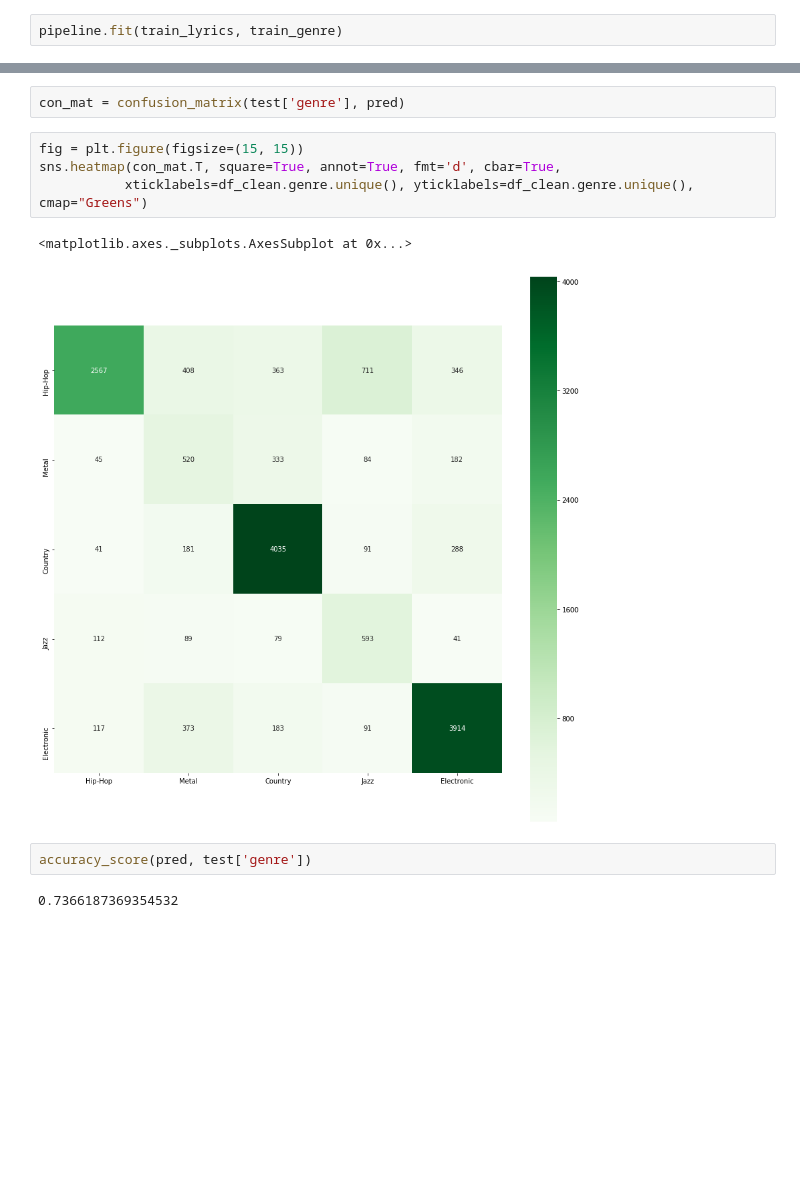
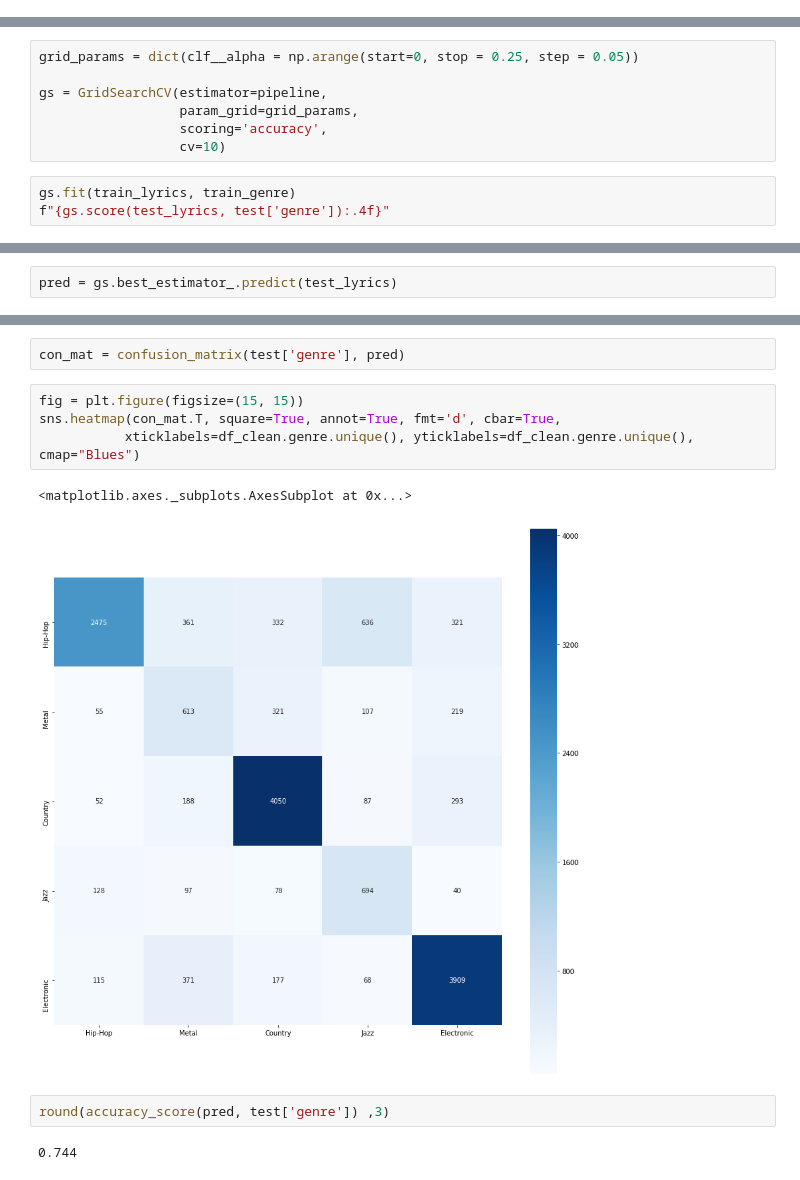
Before and after one commit to r-reilly/MSDS621_Project, a Jupyter notebook: final_project_checkin_template.ipynb, the cells around one changed output, grey strips where cells are left out. Drawn from its saved outputs; the diff is of its cells as text; blank space fills up the shorter version.

Commit message:
grid search

```diff
--- a/final_project_checkin_template.ipynb
+++ b/final_project_checkin_template.ipynb
@@ -68,2 +75,0 @@ pipeline = Pipeline([('vect', CountVectorizer(stop_words='english',
-# %%
-pipeline.fit(train_lyrics, train_genre)
@@ -79,0 +78,10 @@ pred = pipeline.predict(test['lyrics'])
+# %%
+grid_params = dict(clf__alpha = np.arange(start=0, stop = 0.25, step = 0.05))
+
+gs = GridSearchCV(estimator=pipeline,
+                  param_grid=grid_params,
+                  scoring='accuracy',
+                  cv=10)
+# %%
+gs.fit(train_lyrics, train_genre)
+f"{gs.score(test_lyrics, test['genre']):.4f}"
@@ -80,3 +96,5 @@ pred = pipeline.predict(test['lyrics'])
+# %%
+pred = gs.best_estimator_.predict(test_lyrics)
 # %% [markdown]
 Evaluation Metric
 ----
@@ -85,11 +103,11 @@ con_mat = confusion_matrix(test['genre'], pred)
 # %%
 fig = plt.figure(figsize=(15, 15))
 sns.heatmap(con_mat.T, square=True, annot=True, fmt='d', cbar=True,
-           xticklabels=df_clean.genre.unique(), yticklabels=df_clean.genre.unique(), cmap="Greens")
+           xticklabels=df_clean.genre.unique(), yticklabels=df_clean.genre.unique(), cmap="Blues")
 # %% [output]
 <matplotlib.axes._subplots.AxesSubplot at 0x...>
-[figure, old version]
+[figure, new version]
 # %%
-accuracy_score(pred, test['genre'])
+round(accuracy_score(pred, test['genre']) ,3)
 # %% [output]
-0.7366187369354532
+0.744
```
Also changed, not shown: parts of 10 cells of this notebook.
